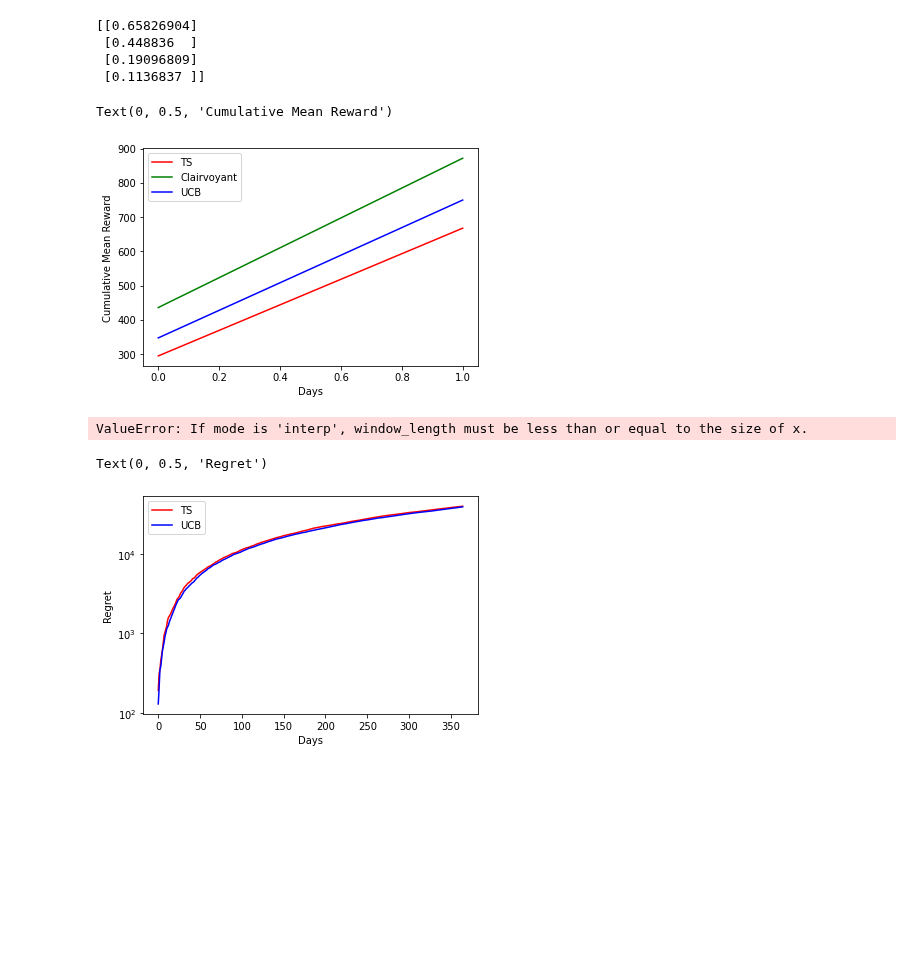
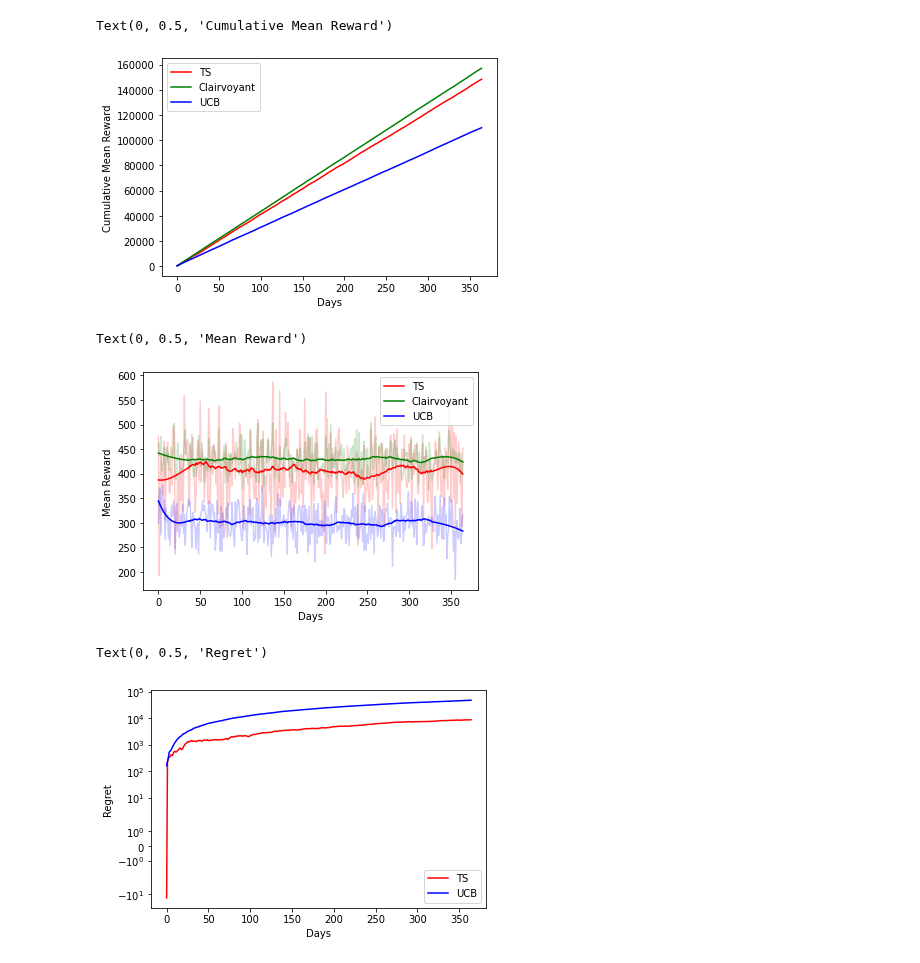
Before and after one commit to AliceCasali/Data_Intelligence_Application, a Jupyter notebook: step4.ipynb, the cells around one changed output. Cells and saved outputs as stored; diff of their text form; code cells hidden in the pictures; blank space fills up the shorter version.

```diff
--- a/step4.ipynb
+++ b/step4.ipynb
@@ -1,6 +1,6 @@
 # %%
 def generate_conversion_rate(prices):
-    val = np.random.uniform(size=(len(prices)))
+    val = np.random.rand(len(prices))
     conversion_rates = np.sort(val)[::-1]
     return conversion_rates
 # %%
@@ -10,22 +10,17 @@ from mab.ts_learner import *
 from mab.ucb_learner import *
 
 n_experiments = 365
-#Customers
-customerParams = zip([25, 25, 25, 25], [5,5,5,5])
 n_classes = 4
-#discounts
-discounts = np.array([0.0, 0.5, 0.10, 0.25])
 
 prices1 = np.cumsum(np.linspace(100,300, num=6))
 prices2 = np.array([300])
+discounts = np.array([0.0, 0.5, 0.10, 0.25])
+
+
 conv_rate1 = np.array([generate_conversion_rate(prices1) for x in range(n_classes)])
-conv_rate2 = np.reshape(generate_conversion_rate(range(n_classes)), (4,1))
+conv_rate2 = generate_conversion_rate(range(n_classes))
+np.random.shuffle(conv_rate2)
+conv_rate2 = np.reshape(conv_rate2, (4,1))
 
-arms = prices1 + conv_rate2*prices2 #TODO:Add fractions for item2
-print(conv_rate2)
+arms = prices1 + conv_rate2*prices2
-# %% [output]
-[[0.65826904]
- [0.448836  ]
- [0.19096809]
- [0.1136837 ]]
 # %%
@@ -85,34 +75,40 @@ for day in range(n_experiments):
     u_rewards_all.append(u_rewards_per_experiment)
     c_rewards_all.append(c_rewards_per_experiment)
 # %%
-plt.plot(np.cumsum(np.mean(ts_rewards_all, axis=1)), color='red', label='TS')
-plt.plot(np.cumsum(np.mean(c_rewards_all, axis=1)), color='green', label='Clairvoyant')
-plt.plot(np.cumsum(np.mean(u_rewards_all, axis=1)), color='blue', label='UCB')
+ts_plot = np.array([np.mean(x) for x in ts_rewards_all])
+c_plot = np.array([np.mean(x) for x in c_rewards_all])
+u_plot = np.array([np.mean(x) for x in u_rewards_all])
+
+plt.plot(np.cumsum(ts_plot), color='red', label='TS')
+plt.plot(np.cumsum(c_plot), color='green', label='Clairvoyant')
+plt.plot(np.cumsum(u_plot), color='blue', label='UCB')
 
 plt.legend()
 plt.xlabel('Days')
 plt.ylabel('Cumulative Mean Reward')
 # %% [output]
 Text(0, 0.5, 'Cumulative Mean Reward')
-[figure, old version]
+[figure, new version]
 # %%
 from scipy.signal import savgol_filter
 
-plt.plot(np.mean(ts_rewards_all, axis=1), alpha=0.1, color='red')
-plt.plot(np.mean(c_rewards_all, axis=1), color='green', label='Clairvoyant')
-plt.plot(np.mean(u_rewards_all, axis=1), alpha=0.1, color='blue')
+plt.plot(ts_plot, color='red', alpha=0.2)
+plt.plot(c_plot, color='green', alpha=0.2)
+plt.plot(u_plot, color='blue',alpha=0.2)
 
-plt.plot(savgol_filter(np.mean(ts_rewards_all, axis=1), 75, 3), color='red', label='TS') #Cubic interpolation
-plt.plot(savgol_filter(np.mean(u_rewards_all, axis=1), 75, 3), color='blue', label='UCB')
+plt.plot(savgol_filter(ts_plot, 75, 3), color='red', label='TS') #Cubic interpolation
+plt.plot(savgol_filter(c_plot, 75, 3), color='green',label='Clairvoyant')
+plt.plot(savgol_filter(u_plot, 75, 3), color='blue', label='UCB')
 
 plt.legend()
 plt.xlabel('Days')
 plt.ylabel('Mean Reward')
 # %% [output]
-ValueError: If mode is 'interp', window_length must be less than or equal to the size of x.
+Text(0, 0.5, 'Mean Reward')
+[figure, added]
 # %%
-plt.plot(np.cumsum(np.mean(np.array(c_rewards_all) - np.array(ts_rewards_all), axis=1)), color='red', label='TS')
-plt.plot(np.cumsum(np.mean(np.array(c_rewards_all) - np.array(u_rewards_all), axis=1)), color='blue', label='UCB')
+plt.plot(np.cumsum(c_plot - ts_plot), color='red', label='TS')
+plt.plot(np.cumsum(c_plot - u_plot), color='blue', label='UCB')
 
 plt.legend()
 plt.yscale('symlog') #This might be cheating...
@@ -120,4 +116,4 @@ plt.xlabel('Days')
 plt.ylabel('Regret')
 # %% [output]
 Text(0, 0.5, 'Regret')
-[figure, old version]
+[figure, new version]
```
Also changed, not shown: parts of 2 cells of this notebook, 5 other files.
